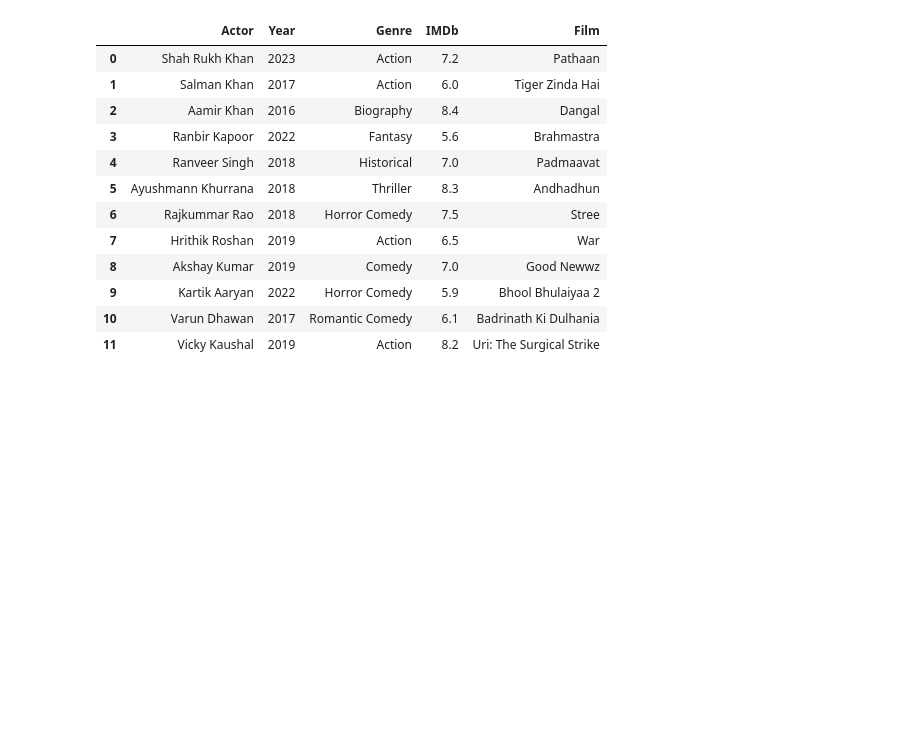
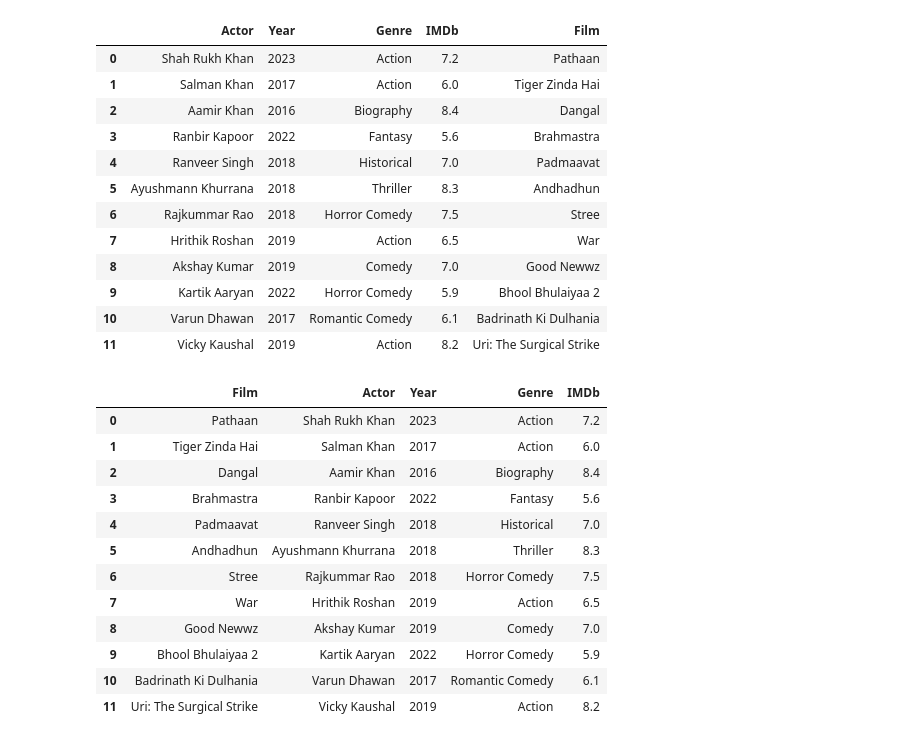
Before and after one commit to mishra1010/DataScience, a Jupyter notebook: Pandas/6DataTransformation.ipynb, the cells around one changed output. Cells and saved outputs as stored; diff of their text form; code cells hidden in the pictures; blank space fills up the shorter version.

```diff
--- a/Pandas/6DataTransformation.ipynb
+++ b/Pandas/6DataTransformation.ipynb
@@ -228,4 +228,18 @@ df
 cols = ["Film"] + [col for col in df.columns if col != "Film"]
 df = df[cols]
 # %%
-d
+df
+# %% [output]
+|  | Film | Actor | Year | Genre | IMDb |
+| 0 | Pathaan | Shah Rukh Khan | 2023 | Action | 7.2 |
+| 1 | Tiger Zinda Hai | Salman Khan | 2017 | Action | 6.0 |
+| 2 | Dangal | Aamir Khan | 2016 | Biography | 8.4 |
+| 3 | Brahmastra | Ranbir Kapoor | 2022 | Fantasy | 5.6 |
+| 4 | Padmaavat | Ranveer Singh | 2018 | Historical | 7.0 |
+| 5 | Andhadhun | Ayushmann Khurrana | 2018 | Thriller | 8.3 |
+| 6 | Stree | Rajkummar Rao | 2018 | Horror Comedy | 7.5 |
+| 7 | War | Hrithik Roshan | 2019 | Action | 6.5 |
+| 8 | Good Newwz | Akshay Kumar | 2019 | Comedy | 7.0 |
+| 9 | Bhool Bhulaiyaa 2 | Kartik Aaryan | 2022 | Horror Comedy | 5.9 |
+| 10 | Badrinath Ki Dulhania | Varun Dhawan | 2017 | Romantic Comedy | 6.1 |
+| 11 | Uri: The Surgical Strike | Vicky Kaushal | 2019 | Action | 8.2 |
```
Also changed, not shown: 2 other files.
